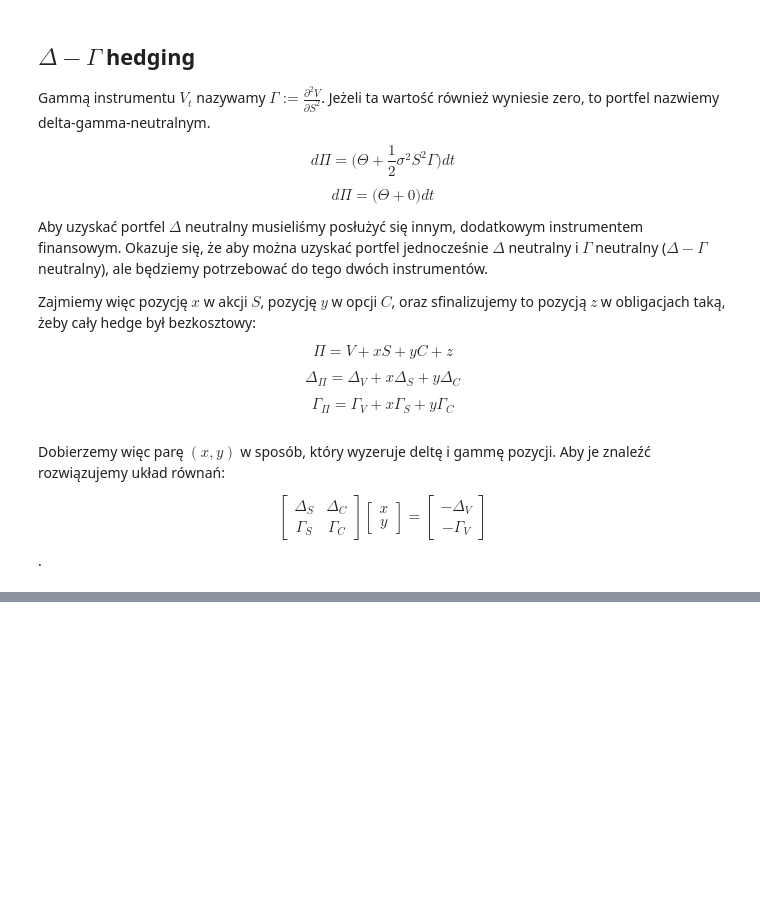
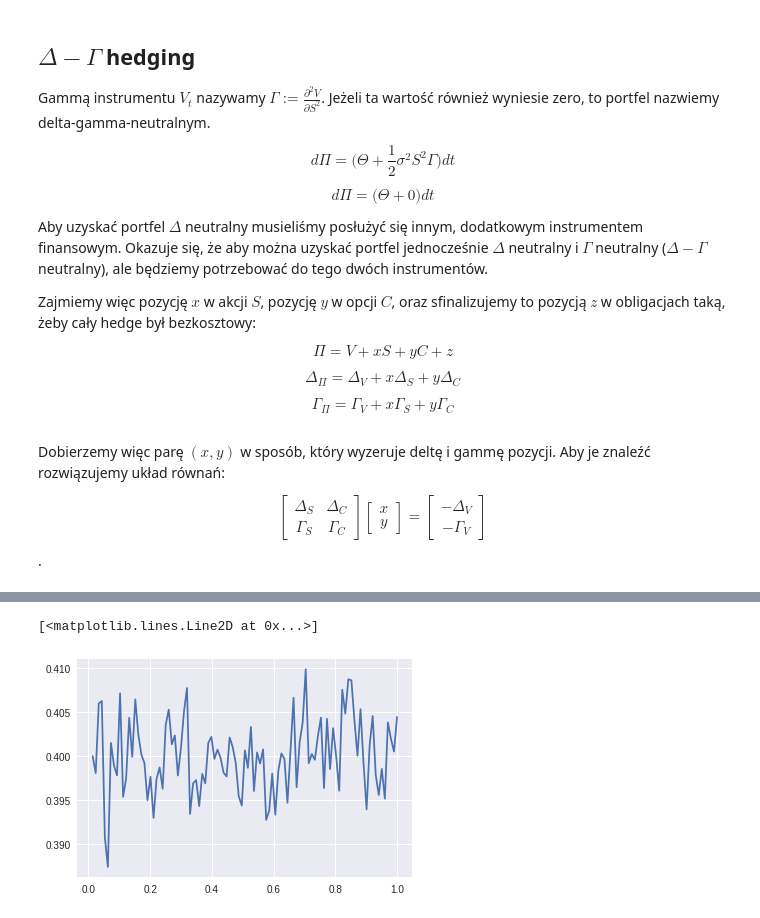
Before and after one commit to PiotMik/GreeksHedging, a Jupyter notebook: Greek Hedging.ipynb, the cells around one changed output, grey strips where cells are left out. Cells and saved outputs as stored; diff of their text form; code cells hidden in the pictures; blank space fills up the shorter version.

```diff
--- a/Greek Hedging.ipynb
+++ b/Greek Hedging.ipynb
@@ -877,0 +904,18 @@ _ = plt.legend()
+# %%
+CIRvol = [0.4]
+beta = CIRvol[0]
+alpha = 0.9
+gamma = 0.05
+
+steps = 100
+T = 1.
+
+for i in range(1, steps + 1):
+  CIRvol.append(CIRvol[i-1] + alpha*(beta - CIRvol[i-1]) + gamma*np.sqrt(CIRvol[i-1])*np.sqrt(dt)*np.random.normal(0, 1))
+
+CIRvol = np.array(CIRvol)
+t = np.linspace(dt, T, steps + 1)
+plt.plot(t, CIRvol)
+# %% [output]
+[<matplotlib.lines.Line2D at 0x...>]
+[figure, added]
```
Also changed, not shown: parts of 18 cells of this notebook.
